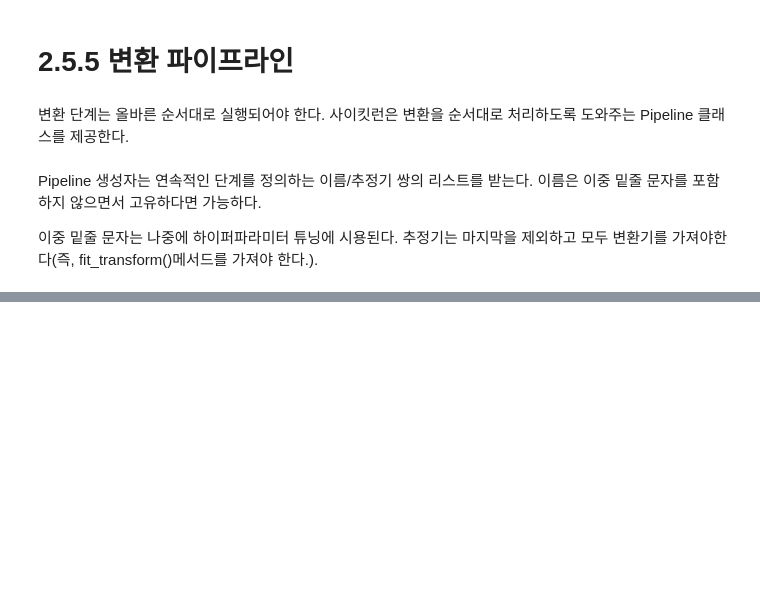
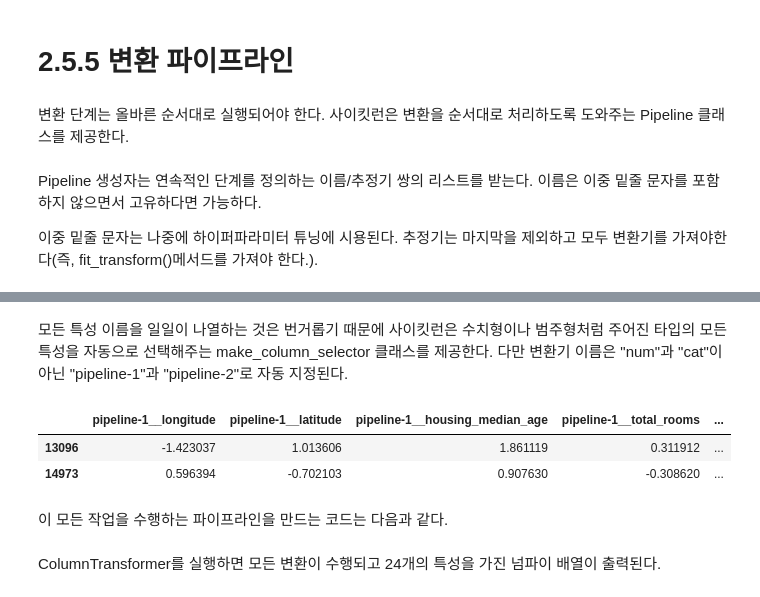
Before and after one commit to sheepjun96/Hands_On-Maching-Learning, a Jupyter notebook: 2장_머신러닝_프로젝트_처음부터_끝까지.ipynb, the cells around one changed output, grey strips where cells are left out. Saved outputs shown, nothing was run; the diff lists cells and outputs as text; code cells hidden in the pictures; blank space fills up the shorter version.

```diff
--- a/2장_머신러닝_프로젝트_처음부터_끝까지.ipynb
+++ b/2장_머신러닝_프로젝트_처음부터_끝까지.ipynb
@@ -688,0 +708,39 @@ Pipeline 생성자는 연속적인 단계를 정의하는 이름/추정기 쌍
+# %%
+from sklearn.compose import ColumnTransformer
+
+num_attribs = ["longitude", "latitude", "housing_median_age", "total_rooms",    # 수치형 특성
+               "total_bedrooms", "population", "households", "median_income"]
+cat_attribs = ["ocean_proximity"]                                               # 범주형 특성
+
+cat_pipeline = make_pipeline(
+    SimpleImputer(strategy="most_frequent"),
+    OneHotEncoder(handle_unknown="ignore"))
+
+preprocessing = ColumnTransformer([
+    ("num", num_pipeline, num_attribs),
+    ("cat", cat_pipeline, cat_attribs),
+])
+# %% [markdown]
+모든 특성 이름을 일일이 나열하는 것은 번거롭기 때문에 사이킷런은 수치형이나 범주형처럼 주어진 타입의 모든 특성을 자동으로 선택해주는 make_column_selector 클래스를 제공한다. 다만 변환기 이름은 "num"과 "cat"이 아닌 "pipeline-1"과 "pipeline-2"로 자동 지정된다.
+# %%
+from sklearn.compose import make_column_selector, make_column_transformer
+
+preprocessing = make_column_transformer(
+    (num_pipeline, make_column_selector(dtype_include = np.number)),
+    (cat_pipeline, make_column_selector(dtype_include = object))
+)
+# %%
+housing_prepared = preprocessing.fit_transform(housing)
+# %%
+# 필요하다면 데이터프레임으로 만들 수 있습니다
+housing_prepared_fr = pd.DataFrame(
+    housing_prepared,
+    columns=preprocessing.get_feature_names_out(),
+    index=housing.index)
+housing_prepared_fr.head(2)
+# %% [output]
+|  | pipeline-1__longitude | pipeline-1__latitude | pipeline-1__housing_median_age | pipeline-1__total_rooms | ... |
+| 13096 | -1.423037 | 1.013606 | 1.861119 | 0.311912 | ... |
+| 14973 | 0.596394 | -0.702103 | 0.907630 | -0.308620 | ... |
+# %% [markdown]
+이 모든 작업을 수행하는 파이프라인을 만드는 코드는 다음과 같다.
@@ -688,0 +780,2 @@ Pipeline 생성자는 연속적인 단계를 정의하는 이름/추정기 쌍
+# %% [markdown]
+ColumnTransformer를 실행하면 모든 변환이 수행되고 24개의 특성을 가진 넘파이 배열이 출력된다.
```
Also changed, not shown: parts of 37 cells of this notebook.
